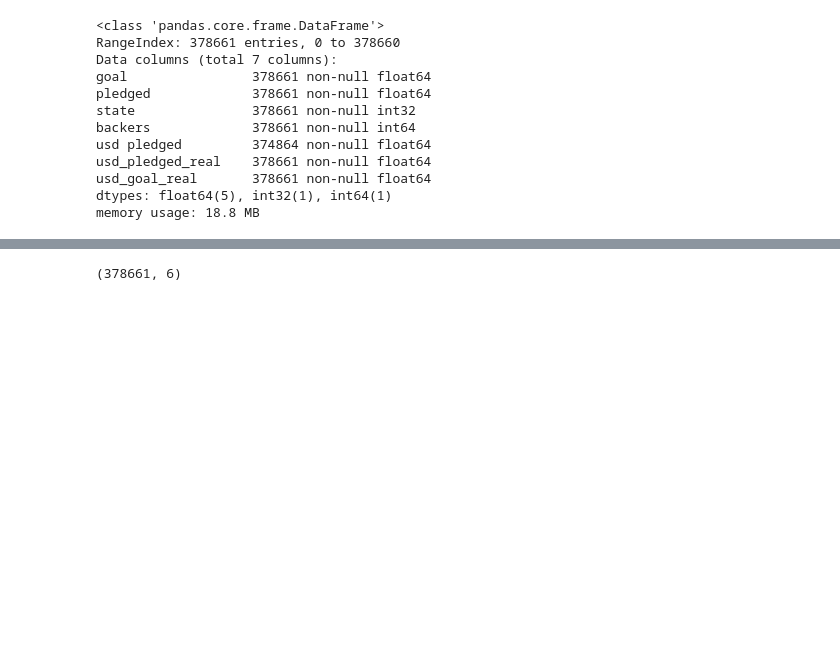
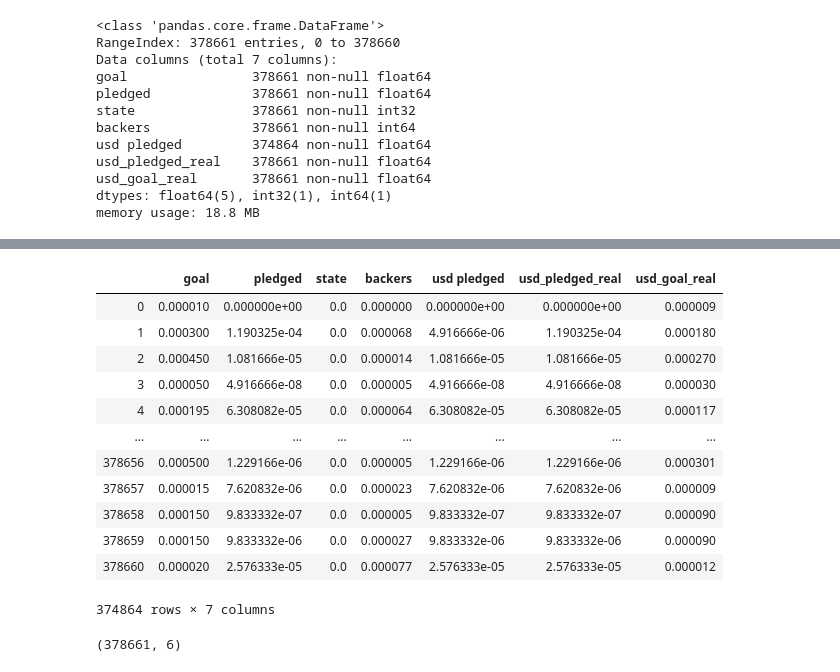
Before and after one commit to RDAxRoadkill/ML-Assesment, a Jupyter notebook: Preperation.ipynb, the cells around one changed output, grey strips where cells are left out. Cells and saved outputs as stored; diff of their text form; code cells hidden in the pictures; blank space fills up the shorter version.

```diff
--- a/Preperation.ipynb
+++ b/Preperation.ipynb
@@ -215,2 +256,18 @@ kickstarters_2018.describe()
+# %%
+normalized_df2.dropna()
+# %% [output]
+|  | goal | pledged | state | backers | usd pledged | usd_pledged_real | usd_goal_real |
+| 0 | 0.000010 | 0.000000e+00 | 0.0 | 0.000000 | 0.000000e+00 | 0.000000e+00 | 0.000009 |
+| 1 | 0.000300 | 1.190325e-04 | 0.0 | 0.000068 | 4.916666e-06 | 1.190325e-04 | 0.000180 |
+| 2 | 0.000450 | 1.081666e-05 | 0.0 | 0.000014 | 1.081666e-05 | 1.081666e-05 | 0.000270 |
+| 3 | 0.000050 | 4.916666e-08 | 0.0 | 0.000005 | 4.916666e-08 | 4.916666e-08 | 0.000030 |
+| 4 | 0.000195 | 6.308082e-05 | 0.0 | 0.000064 | 6.308082e-05 | 6.308082e-05 | 0.000117 |
+| ... | ... | ... | ... | ... | ... | ... | ... |
+| 378656 | 0.000500 | 1.229166e-06 | 0.0 | 0.000005 | 1.229166e-06 | 1.229166e-06 | 0.000301 |
+| 378657 | 0.000015 | 7.620832e-06 | 0.0 | 0.000023 | 7.620832e-06 | 7.620832e-06 | 0.000009 |
+| 378658 | 0.000150 | 9.833332e-07 | 0.0 | 0.000005 | 9.833332e-07 | 9.833332e-07 | 0.000090 |
+| 378659 | 0.000150 | 9.833332e-06 | 0.0 | 0.000027 | 9.833332e-06 | 9.833332e-06 | 0.000090 |
+| 378660 | 0.000020 | 2.576333e-05 | 0.0 | 0.000077 | 2.576333e-05 | 2.576333e-05 | 0.000012 |
+374864 rows × 7 columns
 # %%
 sc = StandardScaler()
```
Also changed, not shown: parts of 12 cells of this notebook, 1 other file.
